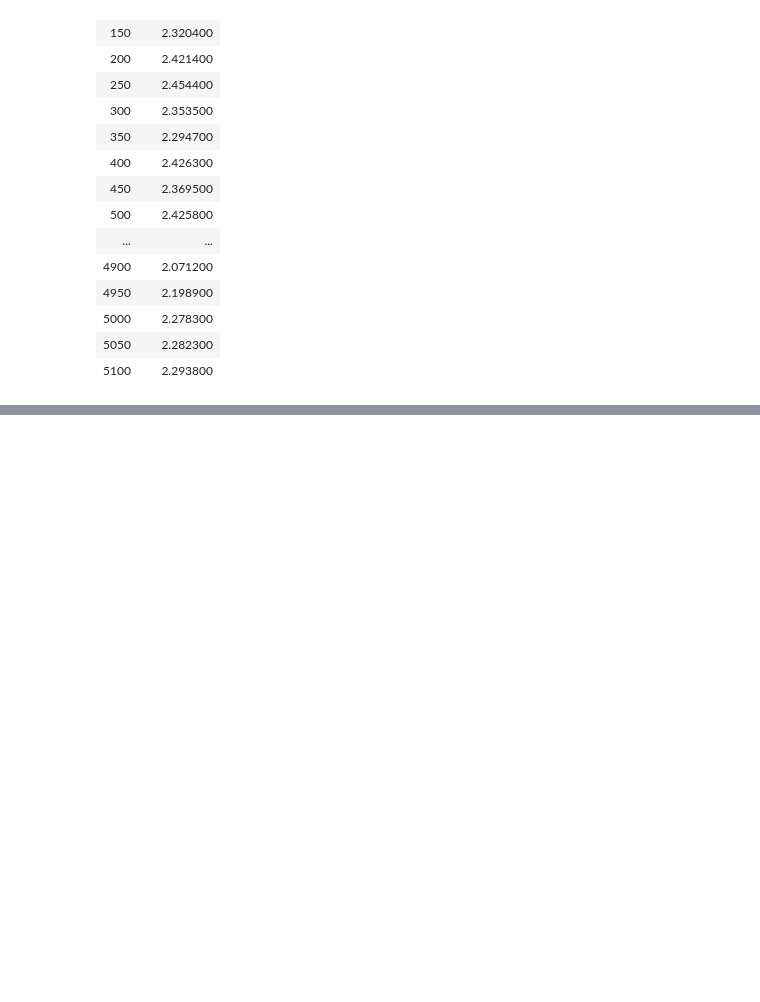
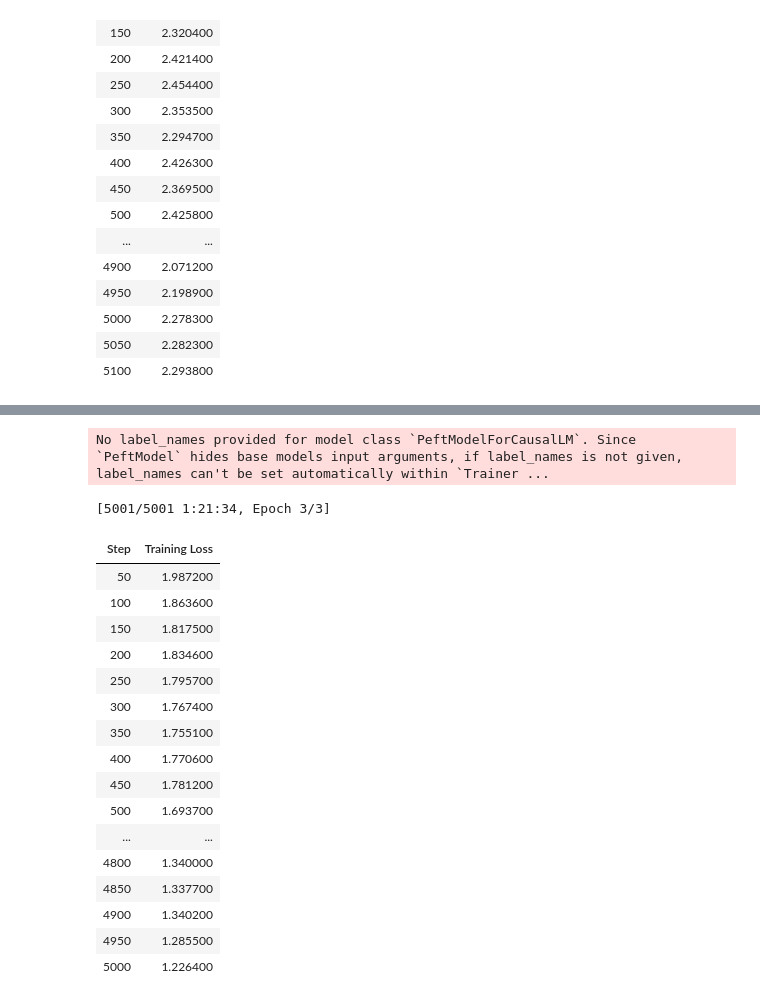
Before and after one commit to dorian-bischoff/LLM_project_MT, a Jupyter notebook: 02_finetune_monolingual.ipynb, the cells around one changed output, grey strips where cells are left out. Drawn from its saved outputs; the diff is of its cells as text; code cells hidden in the pictures; blank space fills up the shorter version.

Commit message:
step2: finetune llama3.2-3B model with parallel data

```diff
--- a/02_finetune_monolingual.ipynb
+++ b/02_finetune_monolingual.ipynb
@@ -199,0 +259,2 @@ No label_names provided for model class `PeftModelForCausalLM`. Since `PeftModel
+# %%
+Parallel_data = collect_parallel_data(directions, 1000)
@@ -199,0 +297,63 @@ No label_names provided for model class `PeftModelForCausalLM`. Since `PeftModel
+# %%
+def LORA_finetune(model, dataset, new_model_name, num_epoch, format_func):
+    peft_config = LoraConfig(
+        lora_alpha=lora_alpha,
+        lora_dropout=lora_dropout,
+        r=lora_r,
+        bias="none",
+        task_type="CAUSAL_LM",
+    )
+
+    # Apply LoRA adapter to the base model using get_peft_model
+    lora_model = get_peft_model(model, peft_config)
+
+    # Set up training arguments.
+    training_args = TrainingArguments(
+        output_dir=f"./results/{new_model_name}",
+        per_device_train_batch_size=6,  # adjust based on available GPU memory
+        gradient_accumulation_steps=1,
+        num_train_epochs=num_epoch,
+        learning_rate=2e-4,
+        weight_decay=0.001,
+        fp16=False,
+        logging_steps=50,
+        save_steps=200,
+        group_by_length=True
+        )
+
+    # Create an SFTTrainer for supervised fine-tuning.
+    trainer = SFTTrainer(
+        model=lora_model,
+        processing_class=tokenizer,
+        args=training_args,
+        train_dataset=dataset,
+        formatting_func=format_func
+    )
+
+    # Start training
+    trainer.train()
+
+    # Save the fine-tuned model and tokenizer.
+    trainer.model.save_pretrained(new_model_name)
+# %%
+LORA_finetune(ft_model, Parallel_data, "parallelData_finetuned-Llama3.2-3B", 3, formatting_prompts_func)
+# %% [output]
+No label_names provided for model class `PeftModelForCausalLM`. Since `PeftModel` hides base models input arguments, if label_names is not given, label_names can't be set automatically within `Trainer ...
+[5001/5001 1:21:34, Epoch 3/3]
+| Step | Training Loss |
+| 50 | 1.987200 |
+| 100 | 1.863600 |
+| 150 | 1.817500 |
+| 200 | 1.834600 |
+| 250 | 1.795700 |
+| 300 | 1.767400 |
+| 350 | 1.755100 |
+| 400 | 1.770600 |
+| 450 | 1.781200 |
+| 500 | 1.693700 |
+| ... | ... |
+| 4800 | 1.340000 |
+| 4850 | 1.337700 |
+| 4900 | 1.340200 |
+| 4950 | 1.285500 |
+| 5000 | 1.226400 |
```
Also changed, not shown: parts of 9 cells of this notebook, 5 other files.
